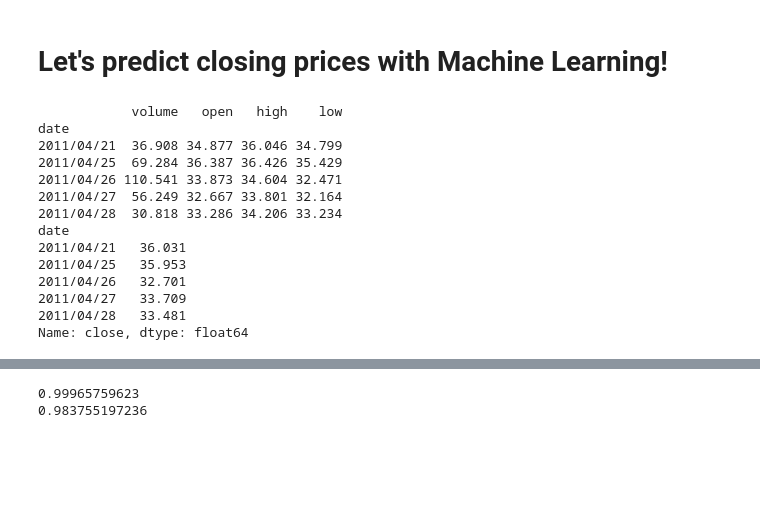
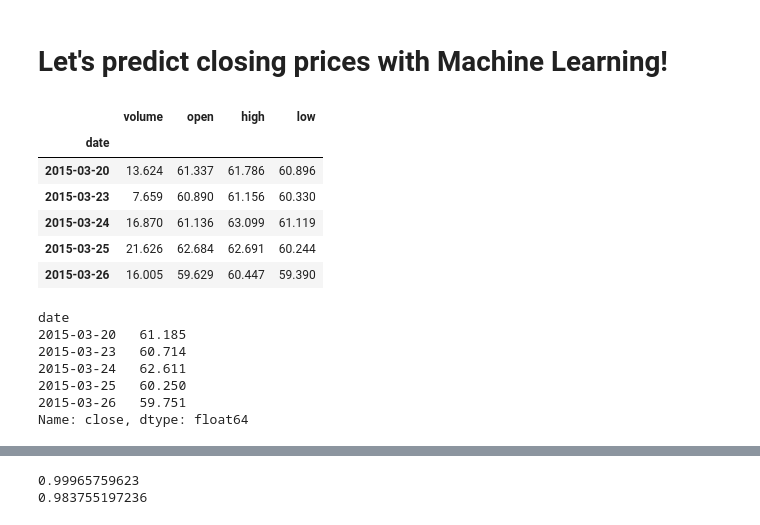
Before and after one commit to Terrorbear/ML_Presentation, a Jupyter notebook: notebooks/CMU_Linear_Regression_Completed_Copy.ipynb, the cells around one changed output, grey strips where cells are left out. Saved outputs shown, nothing was run; the diff lists cells and outputs as text; code cells hidden in the pictures; blank space fills up the shorter version.

```diff
--- a/notebooks/CMU_Linear_Regression_Completed_Copy.ipynb
+++ b/notebooks/CMU_Linear_Regression_Completed_Copy.ipynb
@@ -97,26 +97,26 @@ dataset[['open', 'close', 'high', 'low']].plot()
 # %%
 # split columns into two sets.
 # Explanatory variables, X. Dependent Variable, Y
 
 X = dataset[['volume', 'open', 'high', 'low']]
 Y = dataset['close']
 
-print(X.head())
-print(Y.head())
+display(X.head())
+display(Y.head())
 # %% [output]
+|  | volume | open | high | low |
+| date |  |  |  |  |
+| 2015-03-20 | 13.624 | 61.337 | 61.786 | 60.896 |
+| 2015-03-23 | 7.659 | 60.890 | 61.156 | 60.330 |
+| 2015-03-24 | 16.870 | 61.136 | 63.099 | 61.119 |
+| 2015-03-25 | 21.626 | 62.684 | 62.691 | 60.244 |
+| 2015-03-26 | 16.005 | 59.629 | 60.447 | 59.390 |
-            volume   open   high    low
 date
-2011/04/21  36.908 34.877 36.046 34.799
-2011/04/25  69.284 36.387 36.426 35.429
-2011/04/26 110.541 33.873 34.604 32.471
-2011/04/27  56.249 32.667 33.801 32.164
-2011/04/28  30.818 33.286 34.206 33.234
-date
-2011/04/21   36.031
-2011/04/25   35.953
-2011/04/26   32.701
-2011/04/27   33.709
-2011/04/28   33.481
+2015-03-20   61.185
+2015-03-23   60.714
+2015-03-24   62.611
+2015-03-25   60.250
+2015-03-26   59.751
 Name: close, dtype: float64
 # %%
 # Split the data into training and test sets
```
Also changed, not shown: parts of 10 cells of this notebook, 4 other files.
